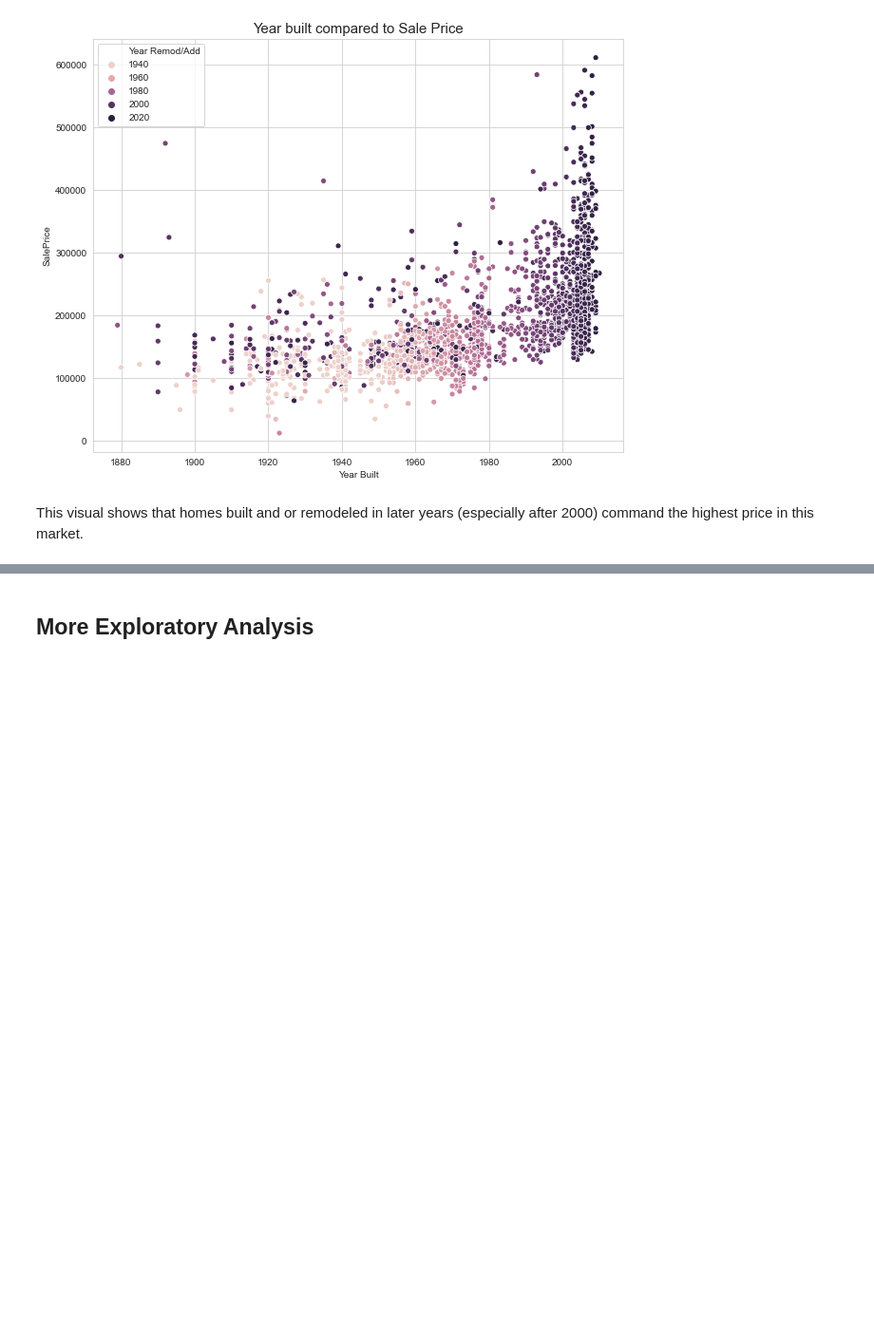
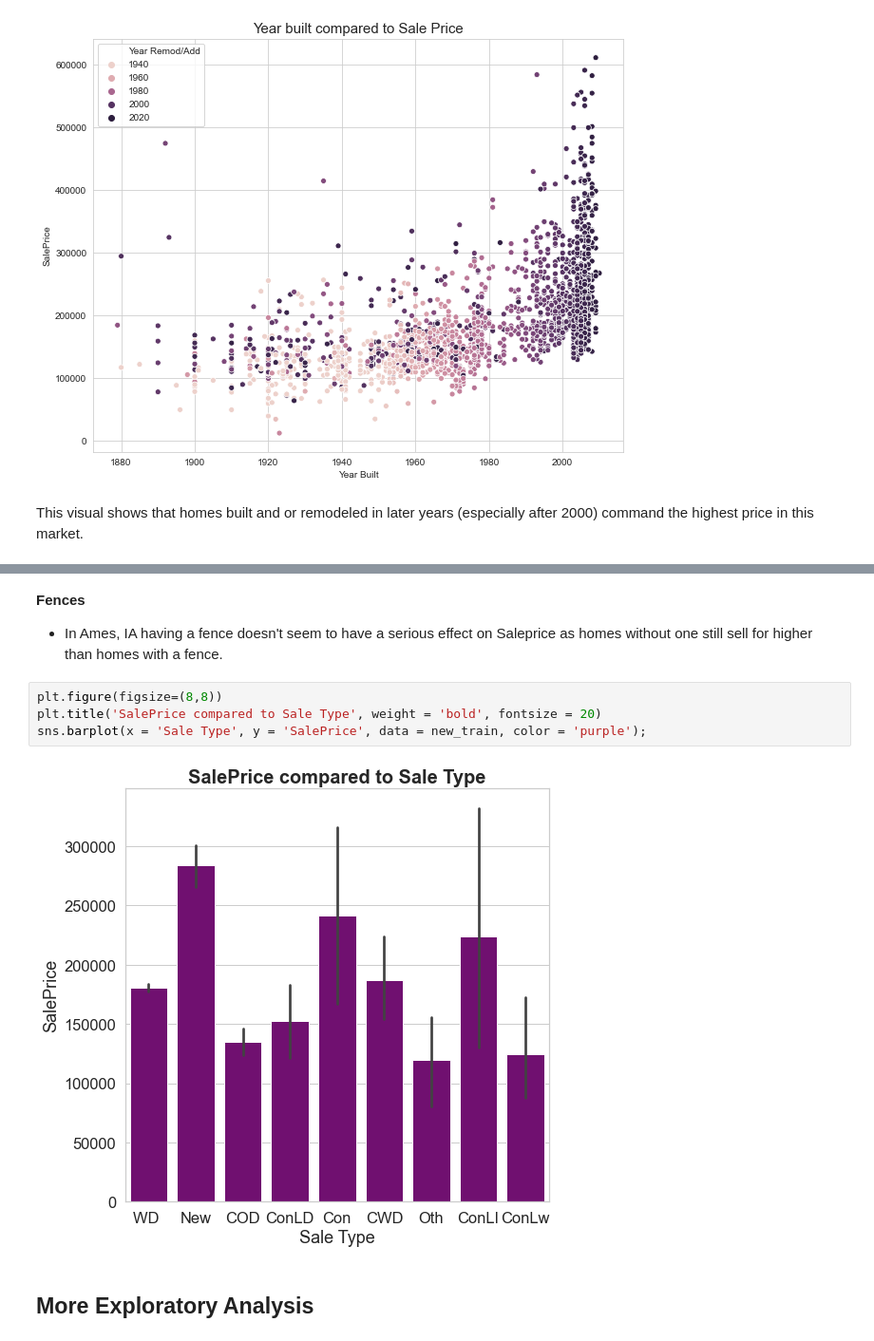
Before and after one commit to ianibogwu/Projects, a Jupyter notebook: GA-projects/01-Ames-housing/Cleaning_EDA.ipynb, the cells around one changed output, grey strips where cells are left out. Shown at 95% size. Saved outputs shown, nothing was run; the diff lists cells and outputs as text; blank space fills up the shorter version.

```diff
--- a/GA-projects/01-Ames-housing/Cleaning_EDA.ipynb
+++ b/GA-projects/01-Ames-housing/Cleaning_EDA.ipynb
@@ -347,3 +360,12 @@ This visual shows that homes built and or remodeled in later years (especially a
+# %% [markdown]
+**Fences**
+- In Ames, IA having a fence doesn't seem to have a serious effect on Saleprice as homes without one still sell for higher than homes with a fence.
+# %%
+plt.figure(figsize=(8,8))
+plt.title('SalePrice compared to Sale Type', weight = 'bold', fontsize = 20)
+sns.barplot(x = 'Sale Type', y = 'SalePrice', data = new_train, color = 'purple');
+# %% [output]
+[figure, added]
 # %% [markdown]
 ## More Exploratory Analysis
 # %%
```
Also changed, not shown: parts of 17 cells of this notebook, 4 other files.
